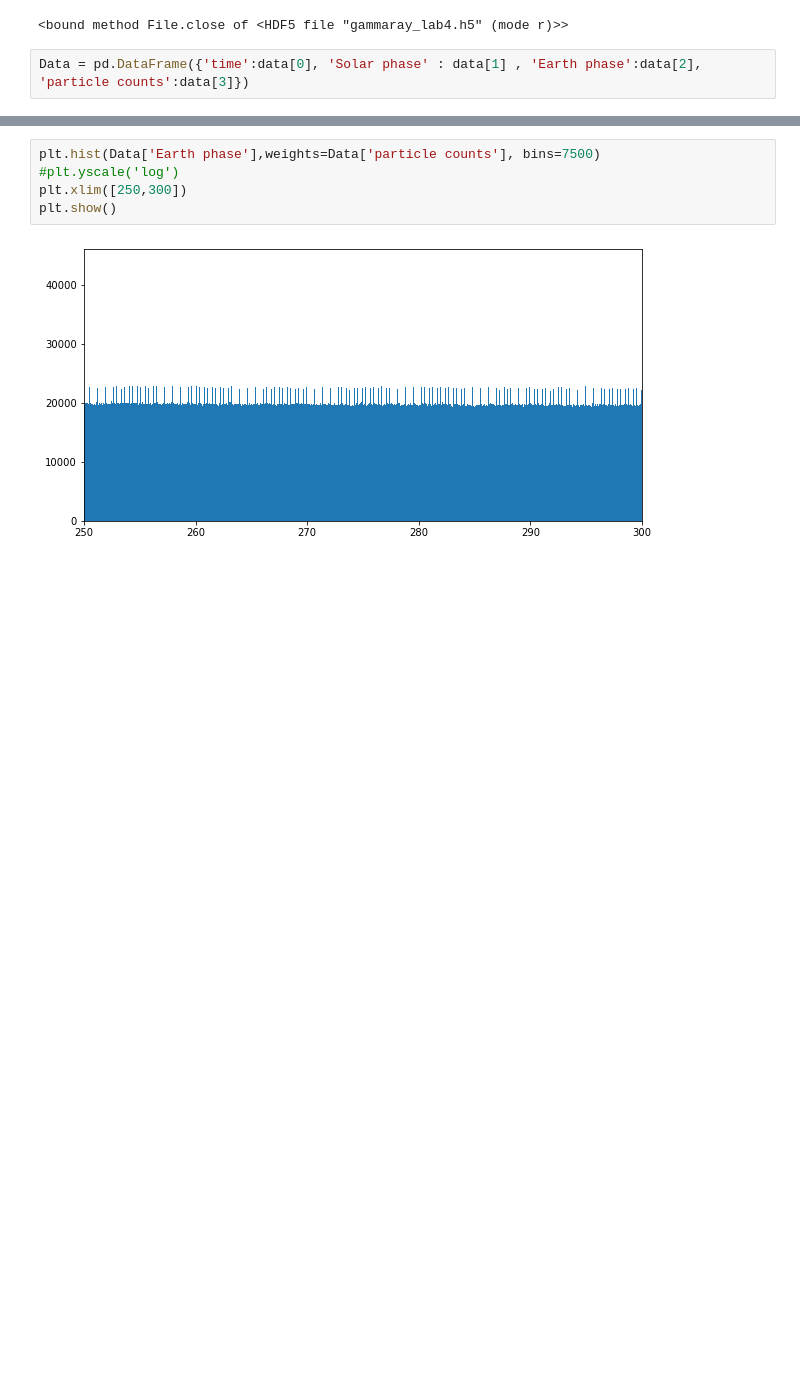
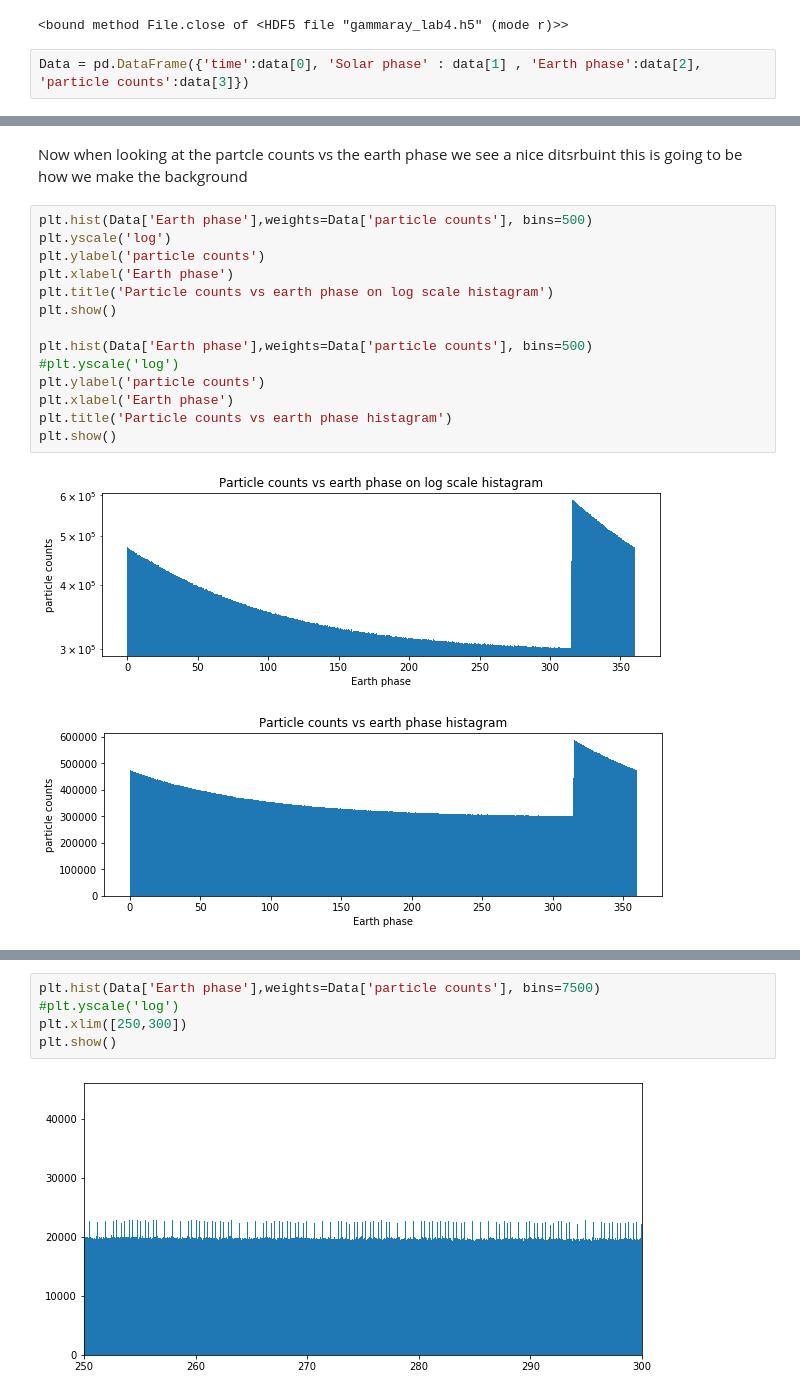
Before and after one commit to GammasBox/phys434Lab, a Jupyter notebook: Lab4.ipynb, the cells around one changed output, grey strips where cells are left out. Drawn from its saved outputs; the diff is of its cells as text; blank space fills up the shorter version.

```diff
--- a/Lab4.ipynb
+++ b/Lab4.ipynb
@@ -34,0 +83,19 @@ Data = pd.DataFrame({'time':data[0], 'Solar phase' : data[1] , 'Earth phase':dat
+# %% [markdown]
+Now when looking at the partcle counts vs the earth phase we see a nice ditsrbuint this is going to be how we make the background
+# %%
+plt.hist(Data['Earth phase'],weights=Data['particle counts'], bins=500)
+plt.yscale('log')
+plt.ylabel('particle counts')
+plt.xlabel('Earth phase')
+plt.title('Particle counts vs earth phase on log scale histagram')
+plt.show()
+
+plt.hist(Data['Earth phase'],weights=Data['particle counts'], bins=500)
+#plt.yscale('log')
+plt.ylabel('particle counts')
+plt.xlabel('Earth phase')
+plt.title('Particle counts vs earth phase histagram')
+plt.show()
+# %% [output]
+[figure, added]
+[figure, added]
```
Also changed, not shown: parts of 37 cells of this notebook.
